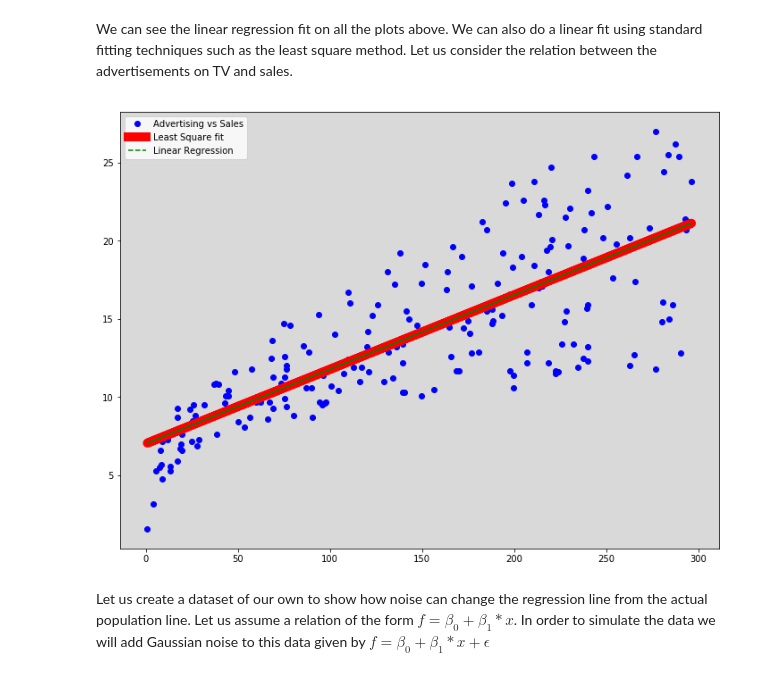
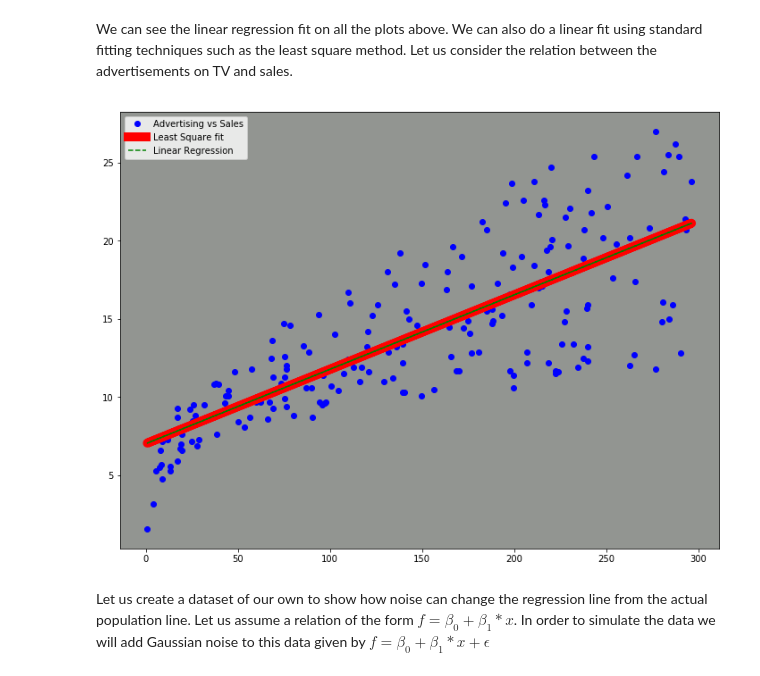
Before and after one commit to nathdipankar/Statistical-Learning, a Jupyter notebook: LinearRegression/LinearRegressionNotebook.ipynb, the cells around one changed output. Drawn from its saved outputs; the diff is of its cells as text; code cells hidden in the pictures.

```diff
--- a/LinearRegression/LinearRegressionNotebook.ipynb
+++ b/LinearRegression/LinearRegressionNotebook.ipynb
@@ -57,12 +57,12 @@ predict_fit = linear_func(ad_TV, popt_TV[0], popt_TV[1])
 # %%
 fig, ax = plt.subplots(1, 1, figsize = (12, 9))
 ax.plot(ad_TV, sales, 'bo', label = 'Advertising vs Sales')
 ax.plot(ad_TV, predict_fit, 'r-', label = 'Least Square fit', linewidth=10)
 ax.plot(ad_TV, predict_regression, 'g--', label = 'Linear Regression')
 ax.legend(loc = 'best')
-ax.set_facecolor('0.85')
+ax.set_facecolor('xkcd:gray')
 # %% [output]
-[figure, old version]
+[figure, new version]
 # %% [markdown]
 Let us create a dataset of our own to show how noise can change the regression line from the actual population line. Let us assume a relation of the form $f=\beta_0+\beta_1*x$. In order to simulate the data we will add Gaussian noise to this data given by $f =\beta_0+\beta_1*x+\epsilon $
 # %%
```
Also changed, not shown: parts of 10 cells of this notebook.
